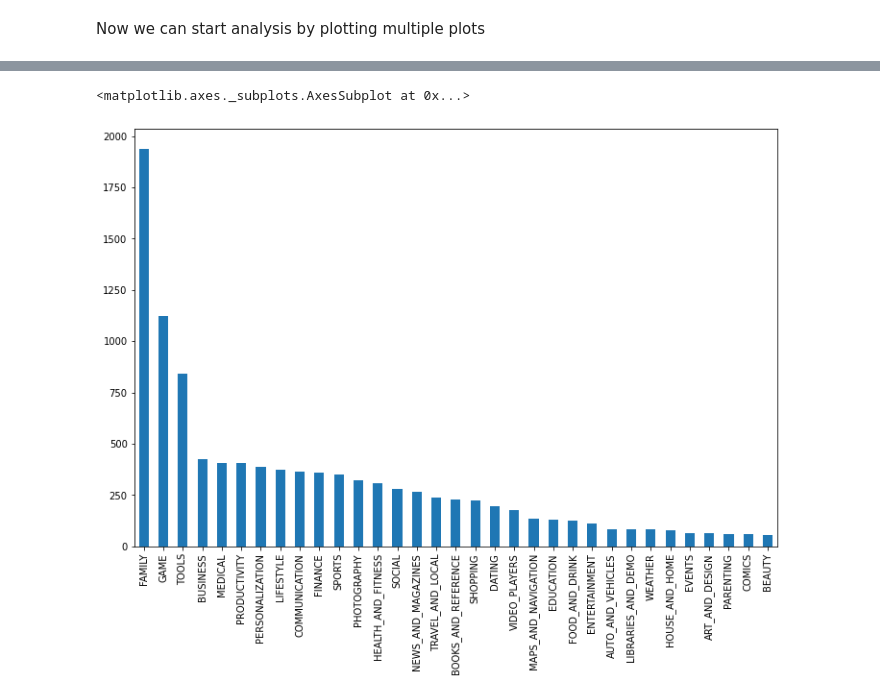
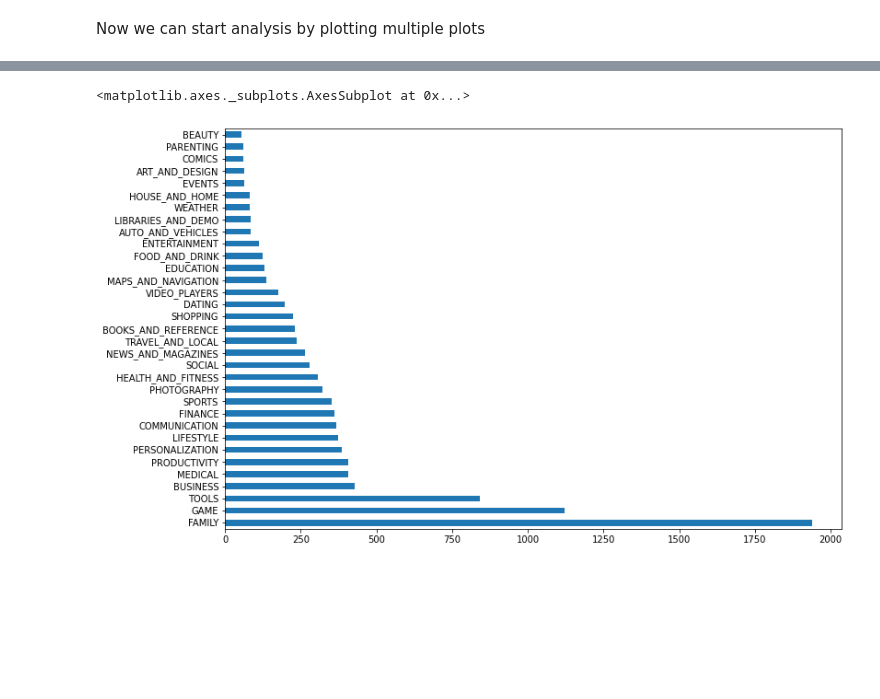
Before and after one commit to akhich551995/Google-app-store-analysis-akhil, a Jupyter notebook: GPS.ipynb, the cells around one changed output, grey strips where cells are left out. Cells and saved outputs as stored; diff of their text form; code cells hidden in the pictures; blank space fills up the shorter version.

```diff
--- a/GPS.ipynb
+++ b/GPS.ipynb
@@ -179,7 +251,7 @@ COMICS                   60
 BEAUTY                   53
 Name: Category, dtype: int64
 # %%
-gps.Category.value_counts().plot(kind='bar' ,figsize= (12,8))
+gps.Category.value_counts().plot(kind='barh' ,figsize= (12,8))
 # %% [output]
 <matplotlib.axes._subplots.AxesSubplot at 0x...>
-[figure, old version]
+[figure, new version]
```
Also changed, not shown: parts of 10 cells of this notebook.
